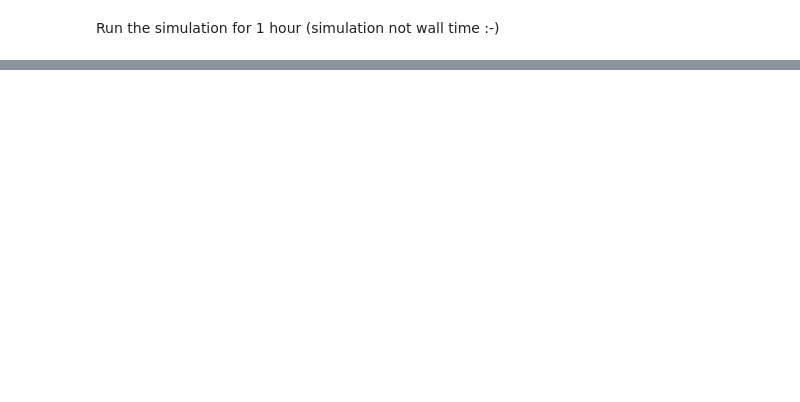
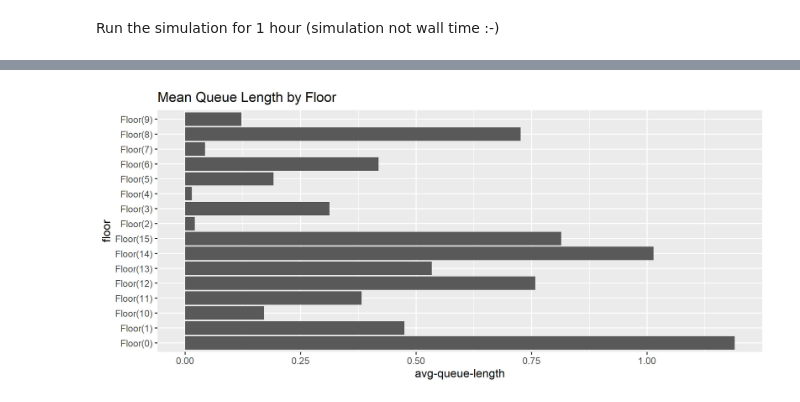
Before and after one commit to holgerbrandl/kalasim, a Jupyter notebook: simulations/notebooks/kotlin-conf-23.ipynb, the cells around one changed output, grey strips where cells are left out. Drawn from its saved outputs; the diff is of its cells as text; code cells hidden in the pictures; blank space fills up the shorter version.

```diff
--- a/simulations/notebooks/kotlin-conf-23.ipynb
+++ b/simulations/notebooks/kotlin-conf-23.ipynb
@@ -81,0 +58,8 @@ elevator.floors
+# %%
+avgQueueLength
+    .rename("first" to "avg-queue-length", "second" to "floor")
+    .plot(y = "floor", x = "avg-queue-length")
+    .title("Mean Queue Length by Floor")
+    .geomCol()
+# %% [output]
+[figure, added]
```
Also changed, not shown: parts of 13 cells of this notebook.
